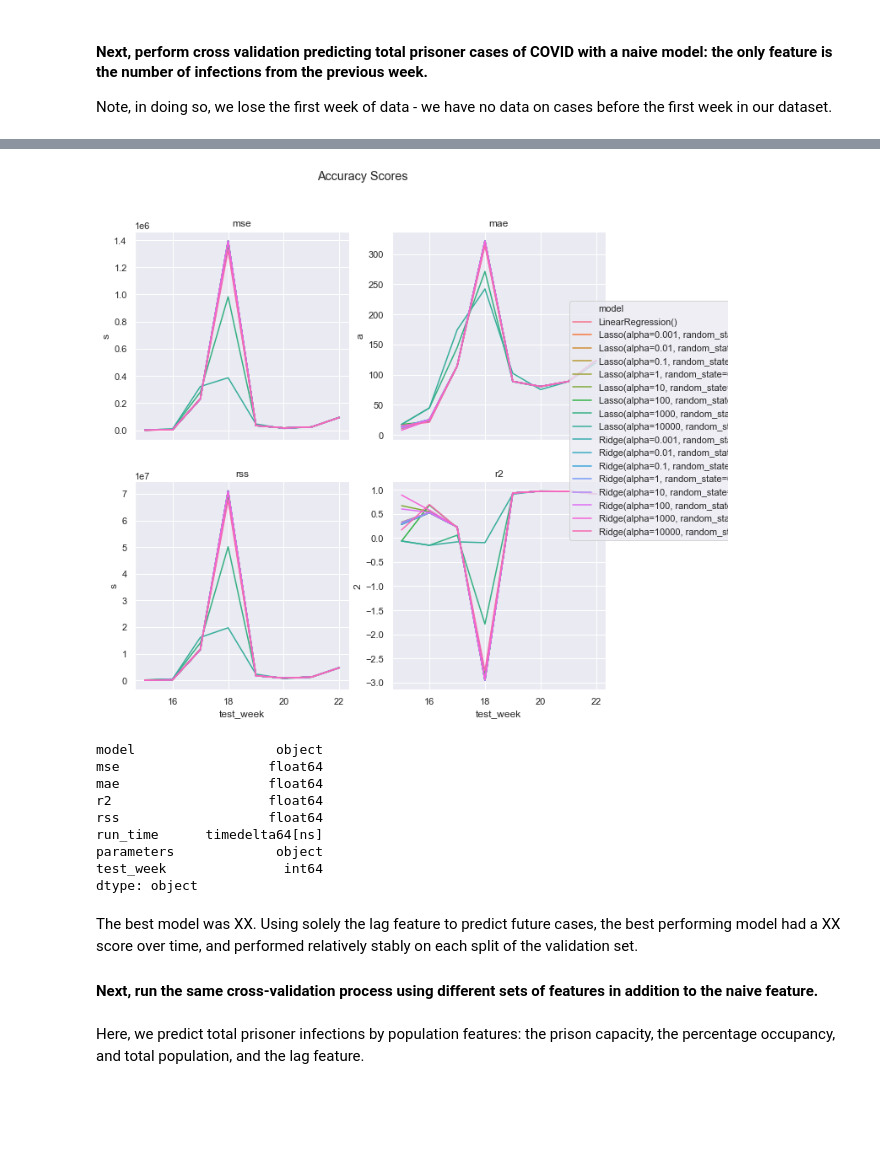
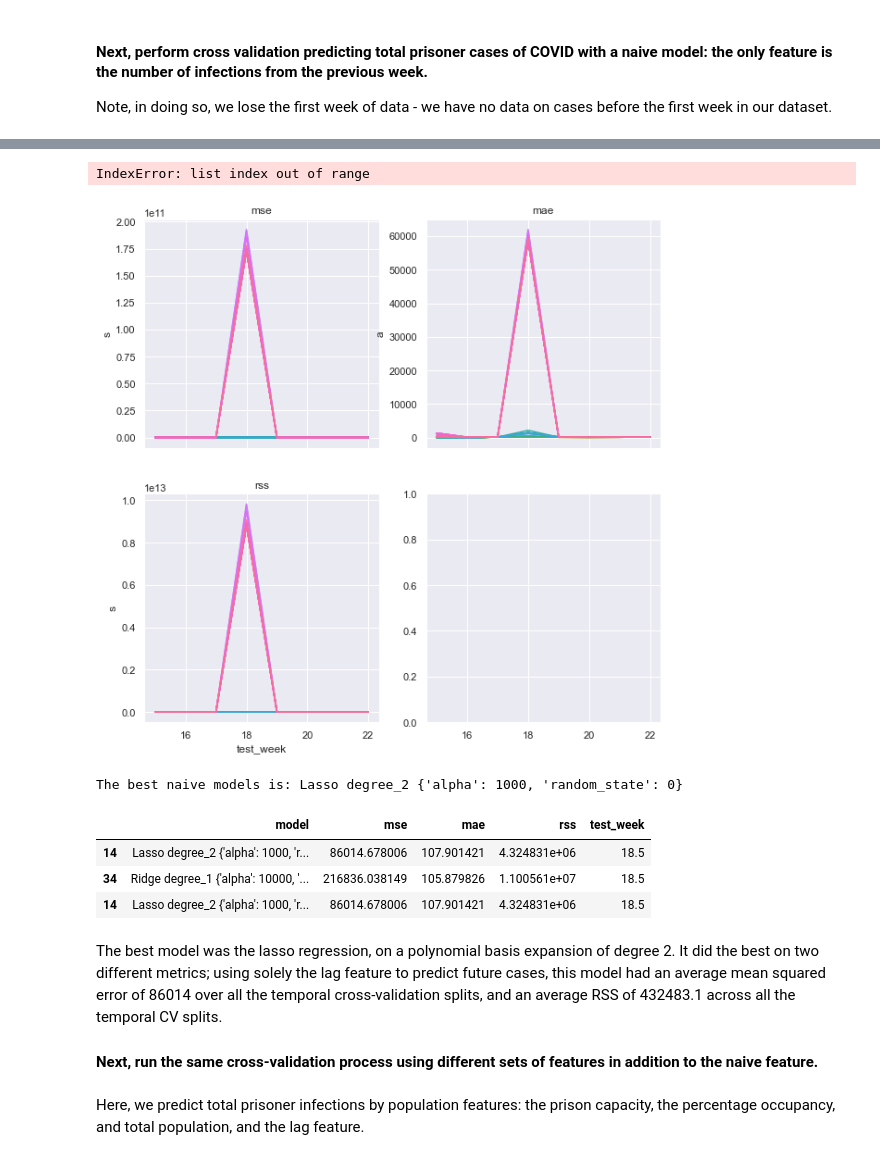
Before and after one commit to christi-liongson/covid_decarceration, a Jupyter notebook: analysis/prison_data_processing.ipynb, the cells around one changed output, grey strips where cells are left out. Cells and saved outputs as stored; diff of their text form; code cells hidden in the pictures; blank space fills up the shorter version.

Commit message:
grid search updated, best model choice updated

```diff
--- a/analysis/prison_data_processing.ipynb
+++ b/analysis/prison_data_processing.ipynb
@@ -684,7 +689,7 @@ def evaluate_model(test_df, target, predictions, verbose=True):
 
     return eval_metrics
 # %%
-def cross_validate(temporal_splits, features, target, models, grid):
+def cross_validate(temporal_splits, features, target, degrees, models, grid):
     '''
     Runs a temporal cross validation process. For each temporal split in the
     data, run a grid search to find the best model.
@@ -696,15 +701,16 @@ def cross_validate(temporal_splits, features, target, models, grid):
                             temporal cv validation set)
         - features: (lst) a list of features used to predict the target
         - target: (str) the target we are trying to predict
+        - degrees: (lst) the degrees of different polynomial basis expansions
         - models: (dict) a dictionary containing the models we will be using
                    to predict the target
         - grid: (dict) a dictionary containing the various combinations of
                  parameters will be be running for each model
 
     Returns:
-        - cv_eval: (pandas df) a dataframe containing the results of the temporal
-                    cross validation: the performance of each model on each time
-                    split across a number of metrics
+        - cv_df: (pandas df) a dataframe containing the results of the temporal
+                  cross validation: the performance of each model on each time
+                  split across a number of metrics
     '''
     cv_eval = []
 
@@ -713,13 +719,24 @@ def cross_validate(temporal_splits, features, target, models, grid):
         test = cv['test']
         test_week = cv['test_week']
 
-        model_perf = run_grid_search(train, test, test_week, features, target,
-                                     models, grid)
-        cv_eval.append(model_perf)
-    cv_df = pd.concat(cv_eval).astype(dtype={'mse': float, 'mae': float, 'r2': float, 'rss': float})
+        for deg in degrees:
+            poly = PolynomialFeatures(degree=deg)
+            X_train = poly.fit_transform(train[features].copy())
+            y_train = train[target].copy()
+            X_test = poly.fit_transform(test[features].copy())
+            y_test = test[target].copy()
+
+            model_perf = run_grid_search(X_train, y_train, X_test, y_test, test_week, deg,
+                                    models, grid)
+            cv_eval.append(model_perf)
+
+    cv_df = pd.concat(cv_eval).astype(dtype={'mse': float, 'mae': float, 'rss': float})
 
     cv_df.reset_index(inplace=True)
-    cv_df.rename(columns={"index": "model"}, inplace=True)
+    cv_df.rename(columns={'index': 'model'}, inplace=True)
+    cv_df['model'] = cv_df['model'].str.extract(r"(\w+)\(")[0] + " " + \
+                                    "degree_" + cv_df['degree'] + " " + \
+                                    cv_df["parameters"].astype(str)
 
     return cv_df
 # %% [markdown]
@@ -727,9 +744,10 @@ def cross_validate(temporal_splits, features, target, models, grid):
 
 Note, in doing so, we lose the first week of data - we have no data on cases before the first week in our dataset.
 # %%
+degrees = [1, 2, 3]
 naive_features = ['lag_prisoner_cases']
 target = 'total_prisoner_cases'
 # %%
-naive_cv_df = cross_validate(train_cv_splits, naive_features, target, MODELS, GRID)
+naive_cv_df = cross_validate(train_cv_splits, naive_features, target, degrees, MODELS, GRID)
 naive_cv_df.head(20)
 # %% [output]
@@ -756,7 +774,6 @@ def graph_cv_scores(df, vars_and_labels, grouping, title):
     Inputs:
         - df: (pandas dataframe) the dataframe of interest
         - vars_and_labels: (list) the names of the variable (column name in the dataframe) on the y axis
-        # - y_lab: (str) the title for the y axis
         - grouping: (str) the columne name to subgroup the data
         - title: (str) the title for the plot
 
@@ -776,23 +793,12 @@ def graph_cv_scores(df, vars_and_labels, grouping, title):
 
     lines, labels = fig.axes[-1].get_legend_handles_labels()
 
-    fig.legend(lines, labels, loc="center right", bbox_to_anchor=(1.1, 0.5))
+    fig.legend(lines, labels, loc="center right", bbox_to_anchor=(1.5, 0.5))
     fig.suptitle(title)
     plt.show()
 # %%
-accuracy_metrics = ['mse', 'mae', 'rss', 'r2']
+accuracy_metrics = ['mse', 'mae', 'rss']
 graph_cv_scores(naive_cv_df, accuracy_metrics, 'model', 'Accuracy Scores')
 # %% [output]
+IndexError: list index out of range
-[figure, old version]
+[figure, new version]
-# %%
-naive_cv_df.dtypes
-# %% [output]
-model                  object
-mse                   float64
-mae                   float64
-r2                    float64
-rss                   float64
-run_time      timedelta64[ns]
-parameters             object
-test_week               int64
-dtype: object
@@ -799,5 +837,15 @@ dtype: object
+# %%
+best_naive, best_single_naive = find_best_model(naive_cv_df)
+print("The best naive models is:", best_single_naive)
+best_naive
+# %% [output]
+The best naive models is: Lasso degree_2 {'alpha': 1000, 'random_state': 0}
+|  | model | mse | mae | rss | test_week |
+| 14 | Lasso degree_2 {'alpha': 1000, 'r... | 86014.678006 | 107.901421 | 4.324831e+06 | 18.5 |
+| 34 | Ridge degree_1 {'alpha': 10000, '... | 216836.038149 | 105.879826 | 1.100561e+07 | 18.5 |
+| 14 | Lasso degree_2 {'alpha': 1000, 'r... | 86014.678006 | 107.901421 | 4.324831e+06 | 18.5 |
 # %% [markdown]
-The best model was XX. Using solely the lag feature to predict future cases, the best performing model had a XX score over time, and performed relatively stably on each split of the validation set.
+The best model was the lasso regression, on a polynomial basis expansion of degree 2. It did the best on two different metrics; using solely the lag feature to predict future cases, this model had an average mean squared error of 86014 over all the temporal cross-validation splits, and an average RSS of 432483.1 across all the temporal CV splits.
 
 #### Next, run the same cross-validation process using different sets of features in addition to the naive feature.
 # %%
```
Also changed, not shown: parts of 16 cells of this notebook, 1 other file.
